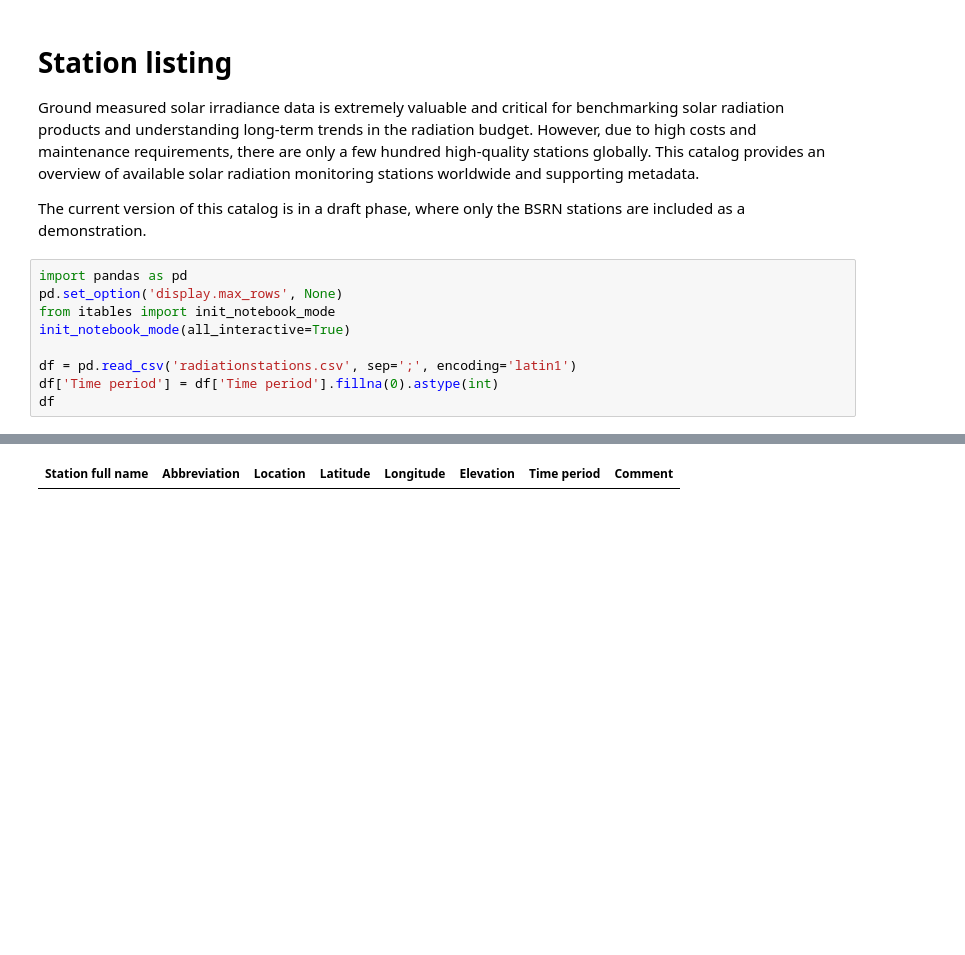
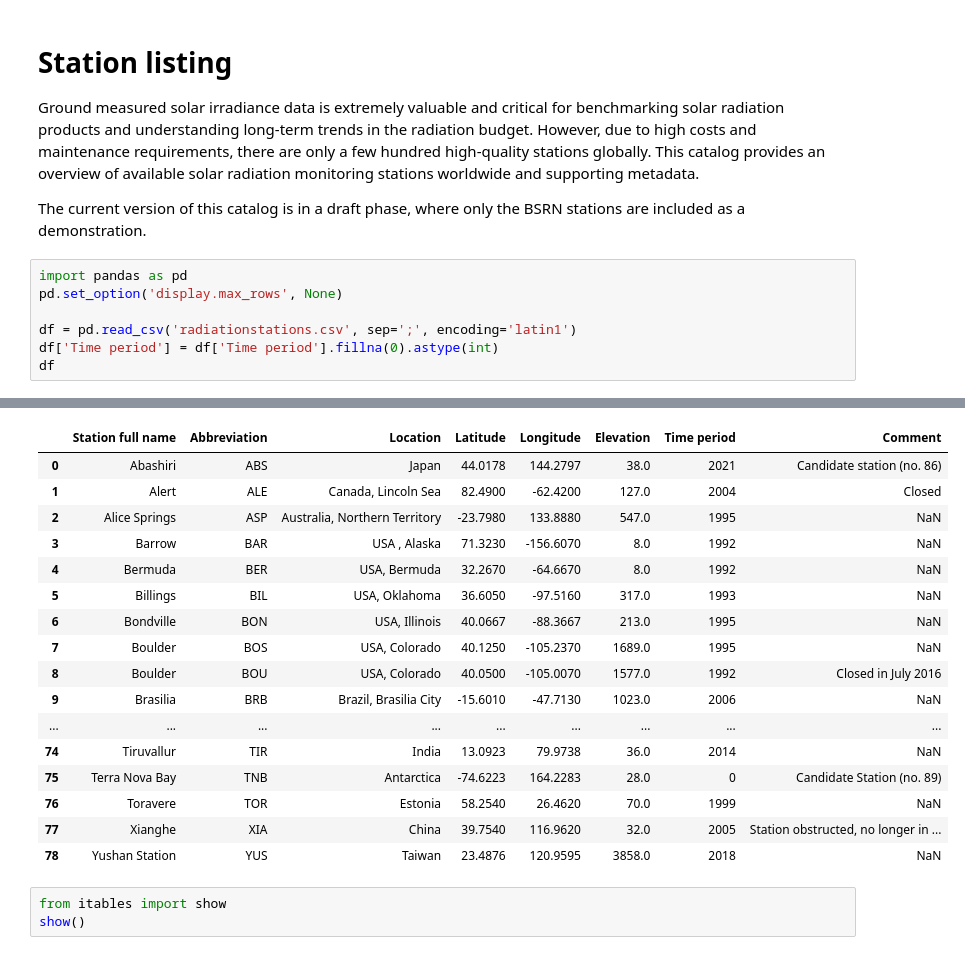
Before and after one commit to AssessingSolar/solarstations, a Jupyter notebook: station_listing.ipynb, the cells around one changed output, grey strips where cells are left out. Cells and saved outputs as stored; diff of their text form; blank space fills up the shorter version.

```diff
--- a/station_listing.ipynb
+++ b/station_listing.ipynb
@@ -7,8 +7,6 @@ The current version of this catalog is in a draft phase, where only the BSRN sta
 # %%
 import pandas as pd
 pd.set_option('display.max_rows', None)
-from itables import init_notebook_mode
-init_notebook_mode(all_interactive=True)
 
 df = pd.read_csv('radiationstations.csv', sep=';', encoding='latin1')
 df['Time period'] = df['Time period'].fillna(0).astype(int)
@@ -18 +15,20 @@ df
-| Station full name | Abbreviation | Location | Latitude | Longitude | Elevation | Time period | Comment |
+|  | Station full name | Abbreviation | Location | Latitude | Longitude | Elevation | Time period | Comment |
+| 0 | Abashiri | ABS | Japan | 44.0178 | 144.2797 | 38.0 | 2021 | Candidate station (no. 86) |
+| 1 | Alert | ALE | Canada, Lincoln Sea | 82.4900 | -62.4200 | 127.0 | 2004 | Closed |
+| 2 | Alice Springs | ASP | Australia, Northern Territory | -23.7980 | 133.8880 | 547.0 | 1995 | NaN |
+| 3 | Barrow | BAR | USA , Alaska | 71.3230 | -156.6070 | 8.0 | 1992 | NaN |
+| 4 | Bermuda | BER | USA, Bermuda | 32.2670 | -64.6670 | 8.0 | 1992 | NaN |
+| 5 | Billings | BIL | USA, Oklahoma | 36.6050 | -97.5160 | 317.0 | 1993 | NaN |
+| 6 | Bondville | BON | USA, Illinois | 40.0667 | -88.3667 | 213.0 | 1995 | NaN |
+| 7 | Boulder | BOS | USA, Colorado | 40.1250 | -105.2370 | 1689.0 | 1995 | NaN |
+| 8 | Boulder | BOU | USA, Colorado | 40.0500 | -105.0070 | 1577.0 | 1992 | Closed in July 2016 |
+| 9 | Brasilia | BRB | Brazil, Brasilia City | -15.6010 | -47.7130 | 1023.0 | 2006 | NaN |
+| ... | ... | ... | ... | ... | ... | ... | ... | ... |
+| 74 | Tiruvallur | TIR | India | 13.0923 | 79.9738 | 36.0 | 2014 | NaN |
+| 75 | Terra Nova Bay | TNB | Antarctica | -74.6223 | 164.2283 | 28.0 | 0 | Candidate Station (no. 89) |
+| 76 | Toravere | TOR | Estonia | 58.2540 | 26.4620 | 70.0 | 1999 | NaN |
+| 77 | Xianghe | XIA | China | 39.7540 | 116.9620 | 32.0 | 2005 | Station obstructed, no longer in ... |
+| 78 | Yushan Station | YUS | Taiwan | 23.4876 | 120.9595 | 3858.0 | 2018 | NaN |
+# %%
+from itables import show
+show()
```
Also changed, not shown: parts of 1 cell of this notebook.
